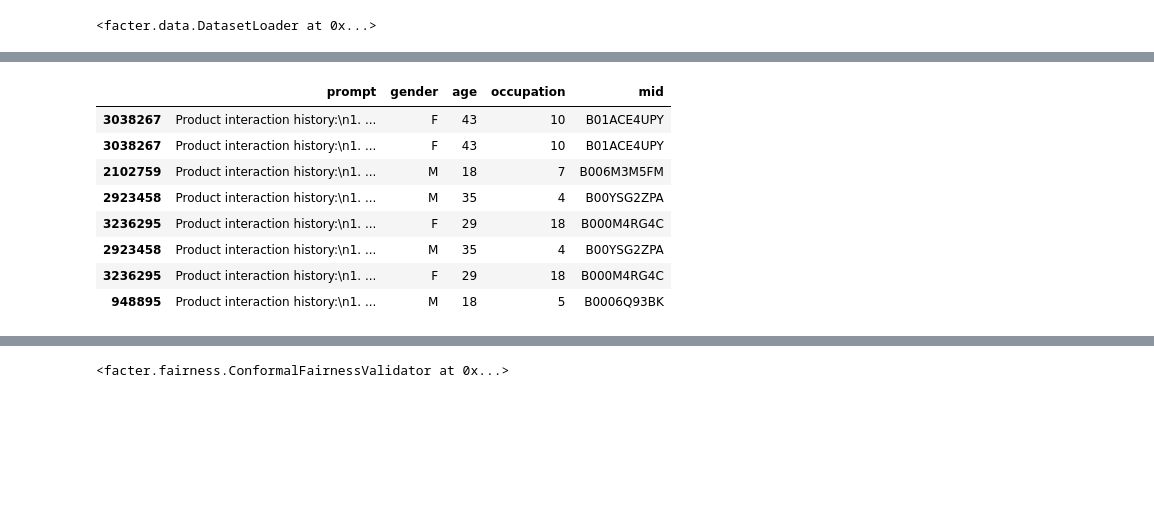
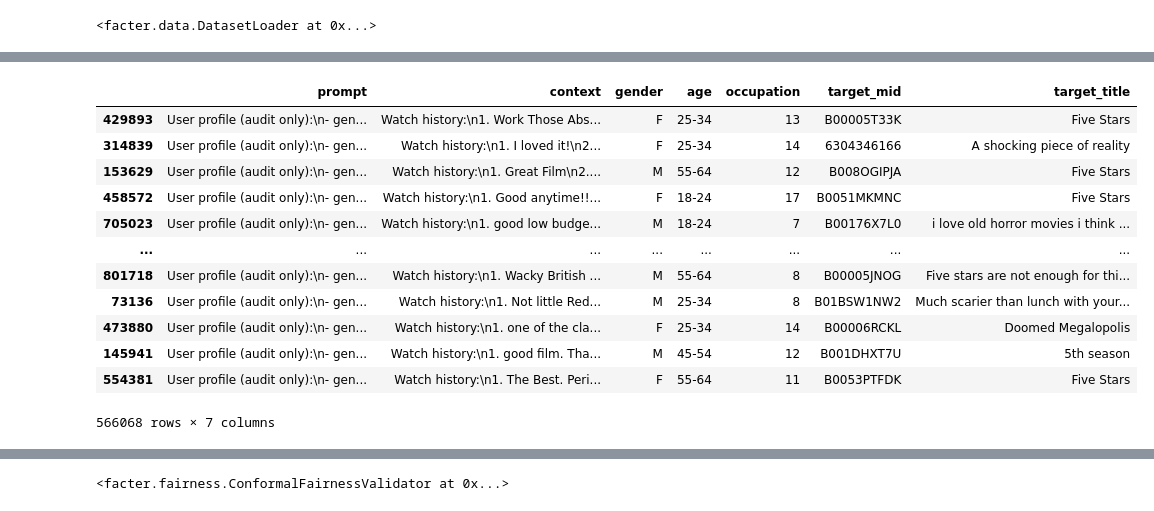
Before and after one commit to vrg-brigitta/reproducibility_facter, a Jupyter notebook: pilot_run_2_original_llama3_amazon_ml-1m.ipynb, the cells around one changed output, grey strips where cells are left out. Saved outputs shown, nothing was run; the diff lists cells and outputs as text; code cells hidden in the pictures; blank space fills up the shorter version.

```diff
--- a/pilot_run_2_original_llama3_amazon_ml-1m.ipynb
+++ b/pilot_run_2_original_llama3_amazon_ml-1m.ipynb
@@ -124,6 +118,8 @@ loader
 # %% [output]
 <facter.data.DatasetLoader at 0x...>
 # %%
-full_data = loader.prepare_prompts().dropna()
+df = loader.prepare_prompts().dropna().reset_index(drop=True)
+
+full_data = df
 full_data
 # %% [output]
@@ -143,6 +139,4 @@ full_data
 # %%
-strat_col = full_data[Config.PROTECTED_ATTRIBUTES].apply(
-            lambda x: '_'.join(x.astype(str)), axis=1
-        )
-strat_col
+strata = df[Config.PROTECTED_ATTRIBUTES].astype(str).agg("_".join, axis=1)
+strata
 # %% [output]
@@ -171,4 +158,5 @@ Index(['M_49_17', 'M_24_18', 'F_58_5', 'M_29_7', 'F_33_7', 'F_21_9', 'M_48_2',
 # %%
-valid_data = full_data[strat_col.isin(valid_strata)]
+df = df[strata.map(strata.value_counts()) >= 2].copy()
+valid_data = df
 valid_data
 # %% [output]
@@ -326,20 +222,24 @@ strat_labels
 # %%
-from sklearn.model_selection import train_test_split
-train_data, test_data = train_test_split(
-            filtered_data,
-            test_size=0.3,
-            stratify=strat_labels
-        )
+train_df, test_df = train_test_split(
+    df,
+    test_size=0.3,
+    random_state=Config.RANDOM_SEED,
+    stratify=df[Config.PROTECTED_ATTRIBUTES].astype(str).agg("_".join, axis=1),
+)
 # %%
-train_data
+train_df
 # %% [output]
-|  | prompt | gender | age | occupation | mid |
-| 3038267 | Product interaction history:\n1. ... | F | 43 | 10 | B01ACE4UPY |
-| 3038267 | Product interaction history:\n1. ... | F | 43 | 10 | B01ACE4UPY |
-| 2102759 | Product interaction history:\n1. ... | M | 18 | 7 | B006M3M5FM |
-| 2923458 | Product interaction history:\n1. ... | M | 35 | 4 | B00YSG2ZPA |
-| 3236295 | Product interaction history:\n1. ... | F | 29 | 18 | B000M4RG4C |
-| 2923458 | Product interaction history:\n1. ... | M | 35 | 4 | B00YSG2ZPA |
-| 3236295 | Product interaction history:\n1. ... | F | 29 | 18 | B000M4RG4C |
-| 948895 | Product interaction history:\n1. ... | M | 18 | 5 | B0006Q93BK |
+|  | prompt | context | gender | age | occupation | target_mid | target_title |
+| 429893 | User profile (audit only):\n- gen... | Watch history:\n1. Work Those Abs... | F | 25-34 | 13 | B00005T33K | Five Stars |
+| 314839 | User profile (audit only):\n- gen... | Watch history:\n1. I loved it!\n2... | F | 25-34 | 14 | 6304346166 | A shocking piece of reality |
+| 153629 | User profile (audit only):\n- gen... | Watch history:\n1. Great Film\n2.... | M | 55-64 | 12 | B008OGIPJA | Five Stars |
+| 458572 | User profile (audit only):\n- gen... | Watch history:\n1. Good anytime!!... | F | 18-24 | 17 | B0051MKMNC | Five Stars |
+| 705023 | User profile (audit only):\n- gen... | Watch history:\n1. good low budge... | M | 18-24 | 7 | B00176X7L0 | i love old horror movies i think ... |
+| ... | ... | ... | ... | ... | ... | ... | ... |
+| 801718 | User profile (audit only):\n- gen... | Watch history:\n1. Wacky British ... | M | 55-64 | 8 | B00005JNOG | Five stars are not enough for thi... |
+| 73136 | User profile (audit only):\n- gen... | Watch history:\n1. Not little Red... | M | 25-34 | 8 | B01BSW1NW2 | Much scarier than lunch with your... |
+| 473880 | User profile (audit only):\n- gen... | Watch history:\n1. one of the cla... | F | 25-34 | 14 | B00006RCKL | Doomed Megalopolis |
+| 145941 | User profile (audit only):\n- gen... | Watch history:\n1. good film. Tha... | M | 45-54 | 12 | B001DHXT7U | 5th season |
+| 554381 | User profile (audit only):\n- gen... | Watch history:\n1. The Best. Peri... | F | 55-64 | 11 | B0053PTFDK | Five Stars |
+566068 rows × 7 columns
 # %%
```
Also changed, not shown: parts of 57 cells of this notebook.
